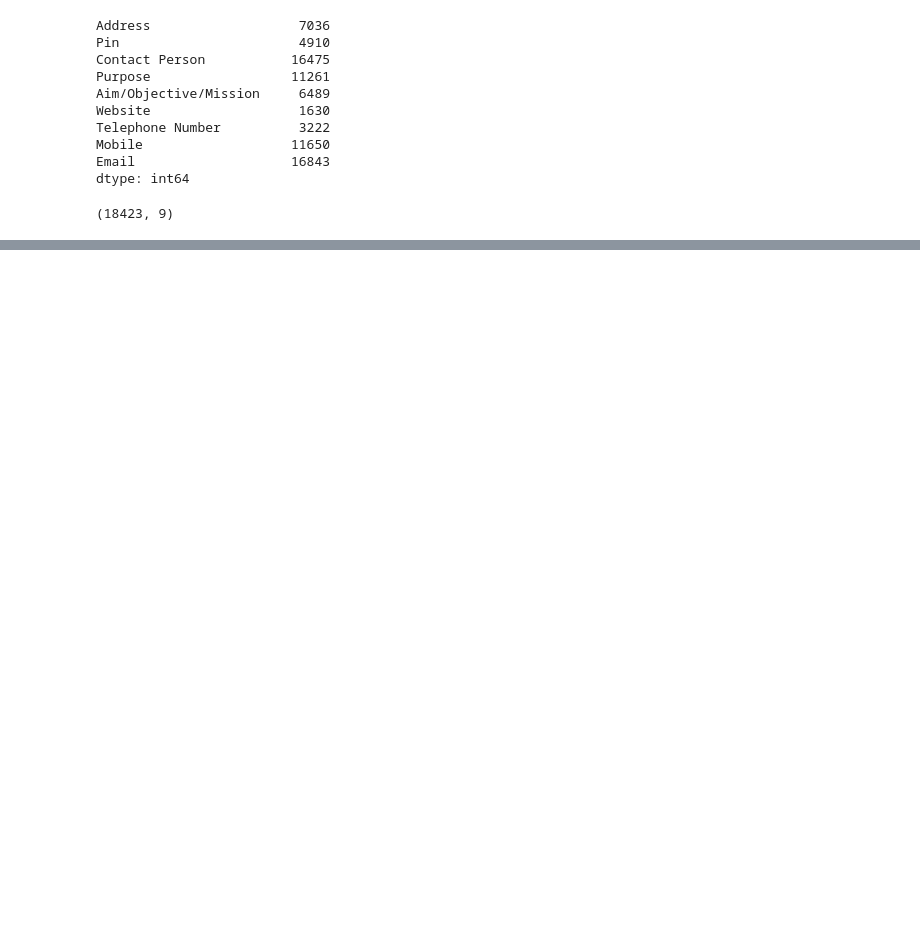
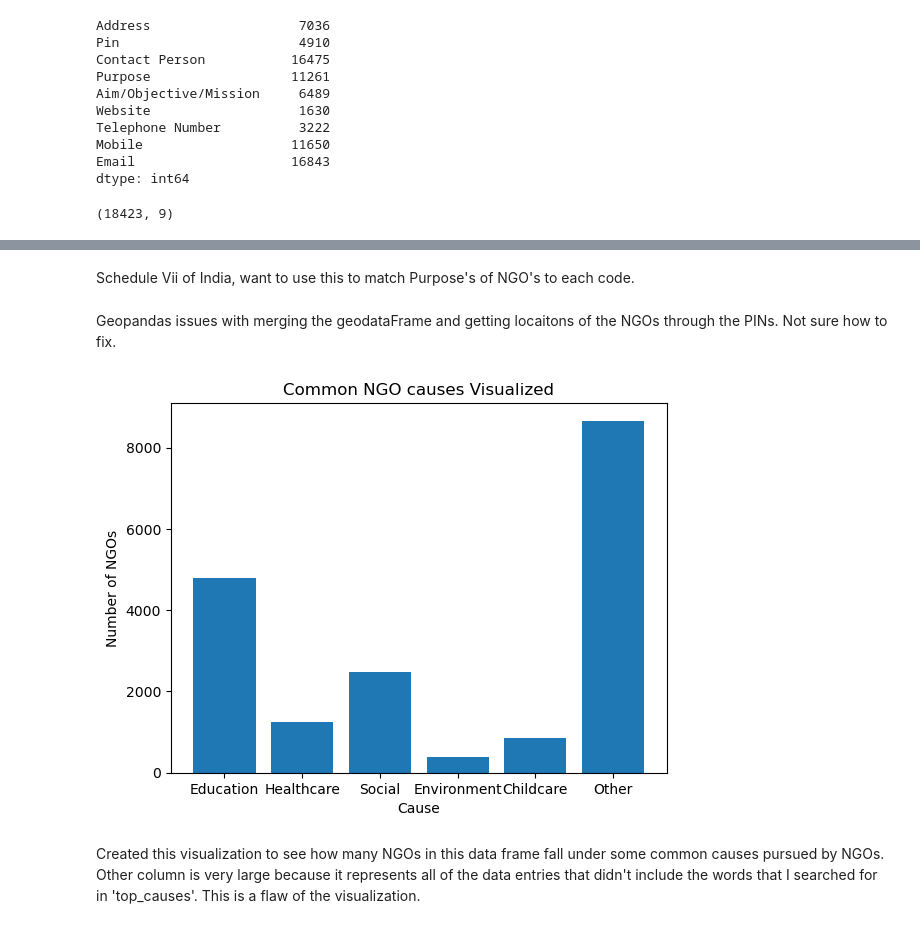
Before and after one commit to DaanMatch/webscrape, a Jupyter notebook: shayanNGOIndia/NGOIndiascraper/NGOIndiascraper/ngoIndia cleaning.ipynb, the cells around one changed output, grey strips where cells are left out. Saved outputs shown, nothing was run; the diff lists cells and outputs as text; code cells hidden in the pictures; blank space fills up the shorter version.

Commit message:
ngoIndia notebook with a visualization, mostly cleaned data now. There is also a gpkg file that I wanted to use to create a choropleth map but I couldn't figure it out.

```diff
--- a/shayanNGOIndia/NGOIndiascraper/NGOIndiascraper/ngoIndia cleaning.ipynb
+++ b/shayanNGOIndia/NGOIndiascraper/NGOIndiascraper/ngoIndia cleaning.ipynb
@@ -185,0 +186,11 @@ ngoIndiaData.shape
+# %%
+with open('ngoIndiaNames.json') as f:
+    names = json.load(f)
+
+# create a list of NGO names from the JSON file
+ngo_names = [name['name'][0] for name in names]
+
+# add NGO Name column to ngoIndiaData
+ngoIndiaData = ngoIndiaData.assign(**{'NGO Name': ngo_names})
+# %%
+ngoIndiaData.insert(0, 'NGO Name', ngoIndiaData.pop('NGO Name'))
@@ -185,0 +206,6 @@ ngoIndiaData.shape
+# %%
+with open('ngoIndiaWebsites.json', 'r') as f:
+    ngo_websites = json.load(f)
+
+# Create a new column in the dataframe
+ngoIndiaData['Source URL'] = [x['website'][14:-2] for x in ngo_websites]
@@ -185,0 +221,3 @@ ngoIndiaData.shape
+# %%
+## getting rid of the '200' at the beginning of the entries, leaving just the actual URL
+ngoIndiaData['Source URL'] = ngoIndiaData['Source URL'].apply(lambda x: x.split(' ', 1)[1])
@@ -185,0 +299,2 @@ ngoIndiaData.shape
+# %% [markdown]
+Schedule Vii of India, want to use this to match Purpose's of NGO's to each code.
@@ -185,0 +333,3 @@ ngoIndiaData.shape
+# %% [markdown]
+Geopandas issues with merging the geodataFrame and getting locaitons of the NGOs through the PINs. Not sure how to
+fix.
@@ -185,0 +343,39 @@ ngoIndiaData.shape
+# %%
+# define the list of top 5 causes
+top_causes = ['Education', 'Healthcare', 'Social', 'Environment', 'Childcare', 'Other']
+
+# create a dictionary to count NGOs for each cause
+cause_counts = {}
+for cause in top_causes:
+    cause_counts[cause] = 0
+
+# iterate over the Purpose column and count NGOs for each cause
+for purpose in ngoIndiaData['Purpose']:
+    purpose_lower = purpose.lower()
+    if 'education' in purpose_lower:
+        cause_counts['Education'] += 1
+    elif 'health' in purpose_lower:
+        cause_counts['Healthcare'] += 1
+    elif 'social' in purpose_lower:
+        cause_counts['Social'] += 1
+    elif 'environment' in purpose_lower:
+        cause_counts['Environment'] += 1
+    elif 'child' in purpose_lower:
+        cause_counts['Childcare'] += 1
+    else:
+        cause_counts['Other'] += 1
+
+# create a bar chart to visualize the top 5 causes
+import matplotlib.pyplot as plt
+
+plt.bar(range(len(cause_counts)), list(cause_counts.values()), align='center')
+plt.xticks(range(len(cause_counts)), list(cause_counts.keys()))
+plt.title('Common NGO causes Visualized')
+plt.xlabel('Cause')
+plt.ylabel('Number of NGOs')
+plt.show()
+# %% [output]
+[figure, added]
+# %% [markdown]
+Created this visualization to see how many NGOs in this data frame fall under some common causes pursued by NGOs.
+Other column is very large because it represents all of the data entries that didn't include the words that I searched for in 'top_causes'. This is a flaw of the visualization.
```
Also changed, not shown: parts of 13 cells of this notebook, 6 other files.
